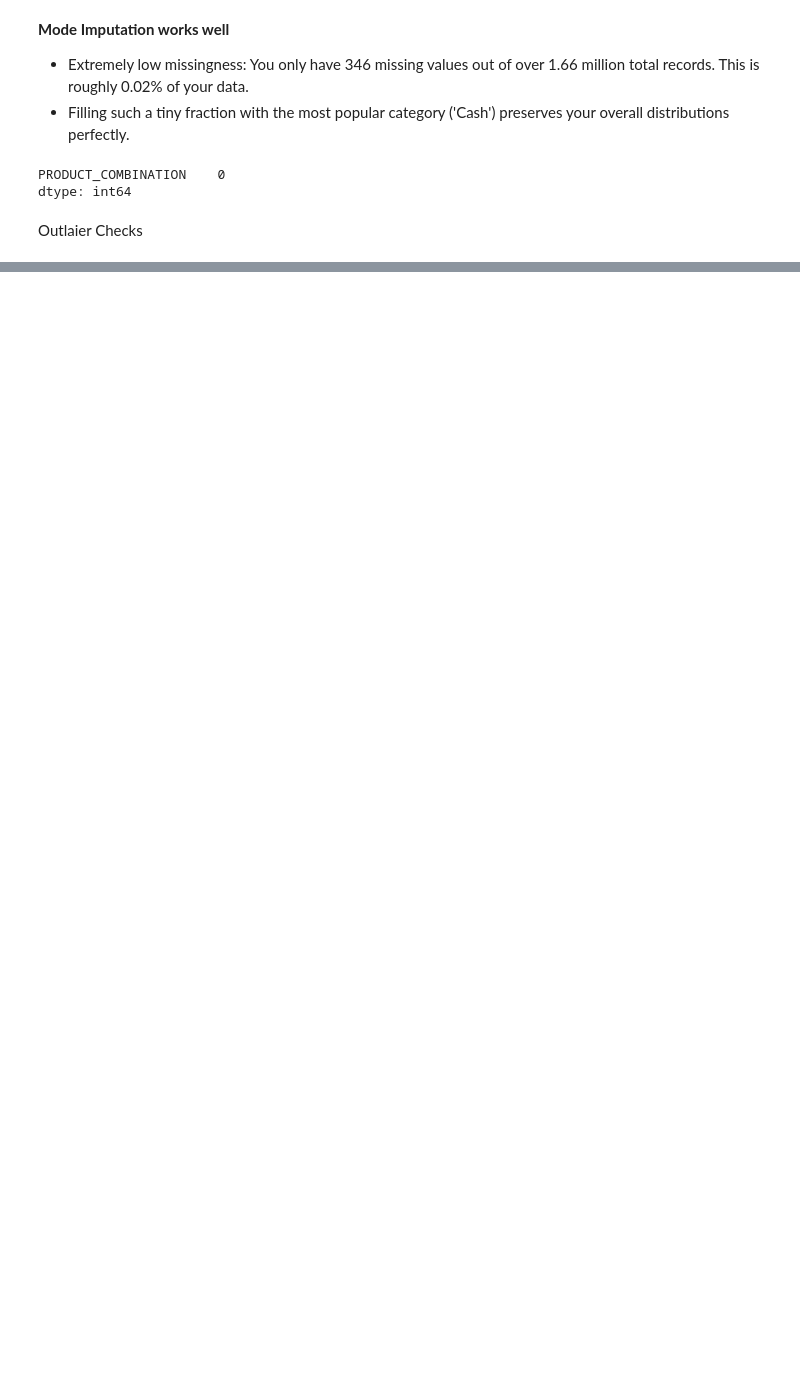
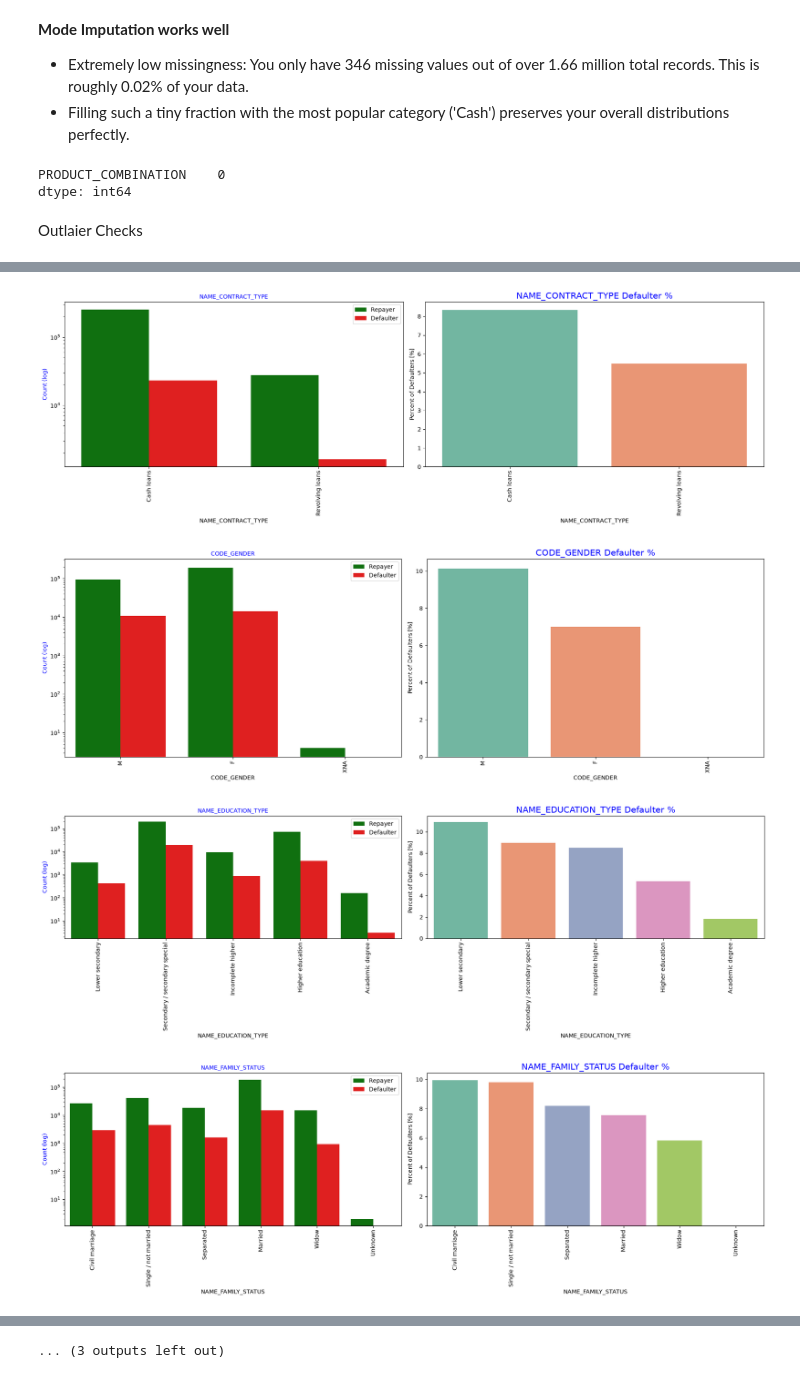
Before and after one commit to rakesh-kumar07/LogicMojo-AI-ML-June26-rakesh, a Jupyter notebook: EDA_Bank_Case_Study/Bank_loan_Assignment.ipynb, the cells around one changed output, grey strips where cells are left out. Cells and saved outputs as stored; diff of their text form; code cells hidden in the pictures; blank space fills up the shorter version.

```diff
--- a/EDA_Bank_Case_Study/Bank_loan_Assignment.ipynb
+++ b/EDA_Bank_Case_Study/Bank_loan_Assignment.ipynb
@@ -1382,0 +1455,18 @@ plt.show()
+# %%
+categorical_vars_of_interest = ["NAME_CONTRACT_TYPE",
+"CODE_GENDER", "NAME_EDUCATION_TYPE", "NAME_FAMILY_STATUS",
+"NAME_INCOME_TYPE", "NAME_HOUSING_TYPE", "OCCUPATION_TYPE","FLAG_OWN_CAR","FLAG_OWN_REALTY","REGION_RATING_CLIENT","ORGANIZATION_TYPE","FLAG_DOCUMENT_3",
+"AGE_GROUP","EMPLOYMENT_YEAR","AMT_CREDIT_RANGE","AMT_INCOME_RANGE","CNT_CHILDREN","CNT_FAM_MEMBERS"
+
+]
+
+for col in categorical_vars_of_interest:
+    if col in application_df.columns:
+        plot_categorical_segmented(col,True)
+
+# plot_categorical_segmented('ORGANIZATION_TYPE',True)
+# %% [output]
+[figure, added]
+[figure, added]
+[figure, added]
+[figure, added]
@@ -1382,0 +1481 @@ plt.show()
+... (3 outputs left out)
```
Also changed, not shown: parts of 8 cells of this notebook.
